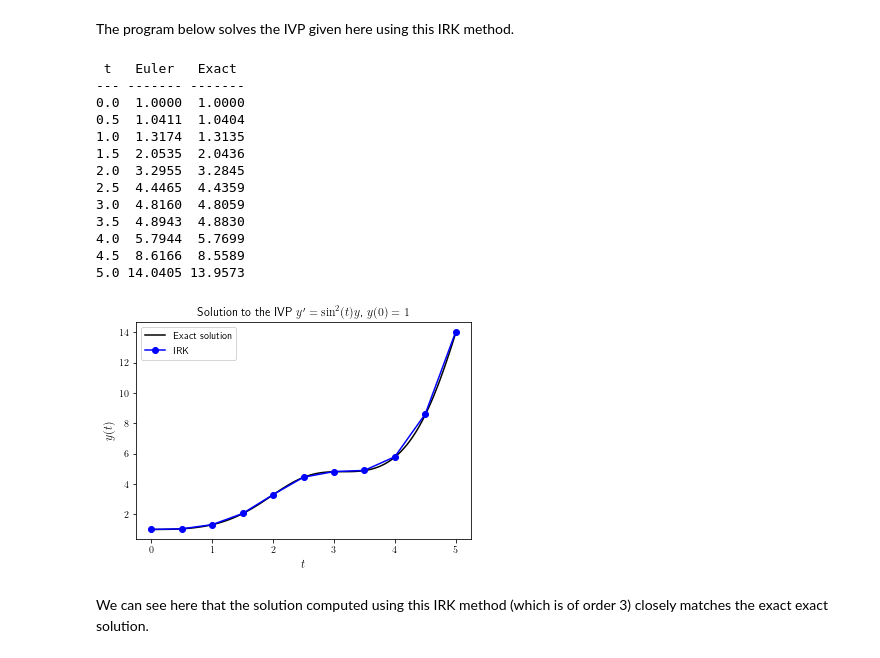
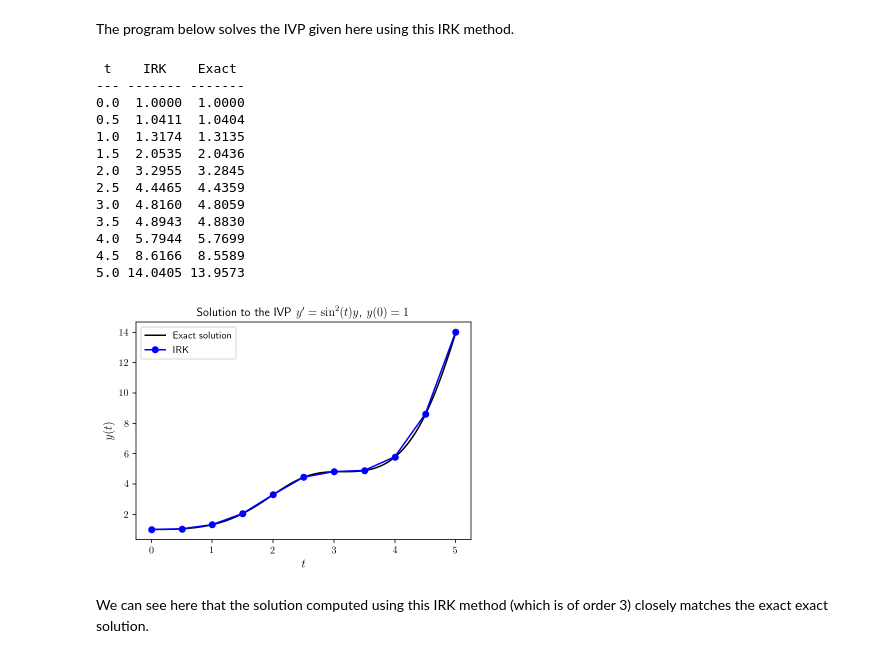
Before and after one commit to drjonshiach/ODEs, a Jupyter notebook: Python/IRK_methods.ipynb, the cells around one changed output. Drawn from its saved outputs; the diff is of its cells as text; code cells hidden in the pictures.

```diff
--- a/Python/IRK_methods.ipynb
+++ b/Python/IRK_methods.ipynb
@@ -475,16 +475,16 @@ import numpy as np
 from astropy.table import Table
 import matplotlib.pyplot as plt
 from matplotlib import rc
-%matplotlib inline
+ %matplotlib inline
 rc('text', usetex=True)
 
 # Define IRK method
-A = np.array([[ 1/4, -1/4 ],[ 1/4, 5/12 ]])
-b = np.array([ 1/4, 3/4 ])
-c = np.array([ 0, 2/3 ])
+A = np.array([[1 / 4, -1 / 4], [1 / 4, 5 / 12]])
+b = np.array([1 / 4, 3 / 4])
+c = np.array([0, 2 / 3])
 
 # Define IVP parameters
-tspan = [ 0, 5 ]
+tspan = [0, 5]
 y0 = 1
 h = 0.5
 
@@ -492,40 +492,40 @@ h = 0.5
 t, y = irk(f, tspan, y0, h, A, b, c)
 
 # Output solution table
-table = Table([t, y, exact_sol(t)], names=('t', 'Euler', 'Exact'))
+table = Table([t, y, exact_sol(t)], names=('t', 'IRK', 'Exact'))
 table['t'].info.format = '0.1f'
-table['Euler'].info.format = '0.4f'
+table['IRK'].info.format = '0.4f'
 table['Exact'].info.format = '0.4f'
 print(table)
 
 # Plot solutions
 fig, ax = plt.subplots()
 
 t1 = np.linspace(tspan[0], tspan[1], 100)
 ax.plot(t1, exact_sol(t1), 'k-', label='Exact solution')
 ax.plot(t, y, 'bo-', label='IRK')
 
 ax.set_title("Solution to the IVP $y'=\sin^2(t)y$, $y(0) = 1$")
 ax.set_xlabel('$t$', fontsize=12)
 ax.set_ylabel('$y(t)$', fontsize=12)
 ax.legend()
 
 plt.show()
 # %% [output]
- t   Euler   Exact
+ t    IRK    Exact
 --- ------- -------
 0.0  1.0000  1.0000
 0.5  1.0411  1.0404
 1.0  1.3174  1.3135
 1.5  2.0535  2.0436
 2.0  3.2955  3.2845
 2.5  4.4465  4.4359
 3.0  4.8160  4.8059
 3.5  4.8943  4.8830
 4.0  5.7944  5.7699
 4.5  8.6166  8.5589
 5.0 14.0405 13.9573
-[figure, old version]
+[figure, new version]
 # %% [markdown]
 We can see here that the solution computed using this IRK method (which is of order 3) closely matches the exact exact solution.
 # %% [markdown]
```
Also changed, not shown: parts of 1 cell of this notebook, 1 other file.
